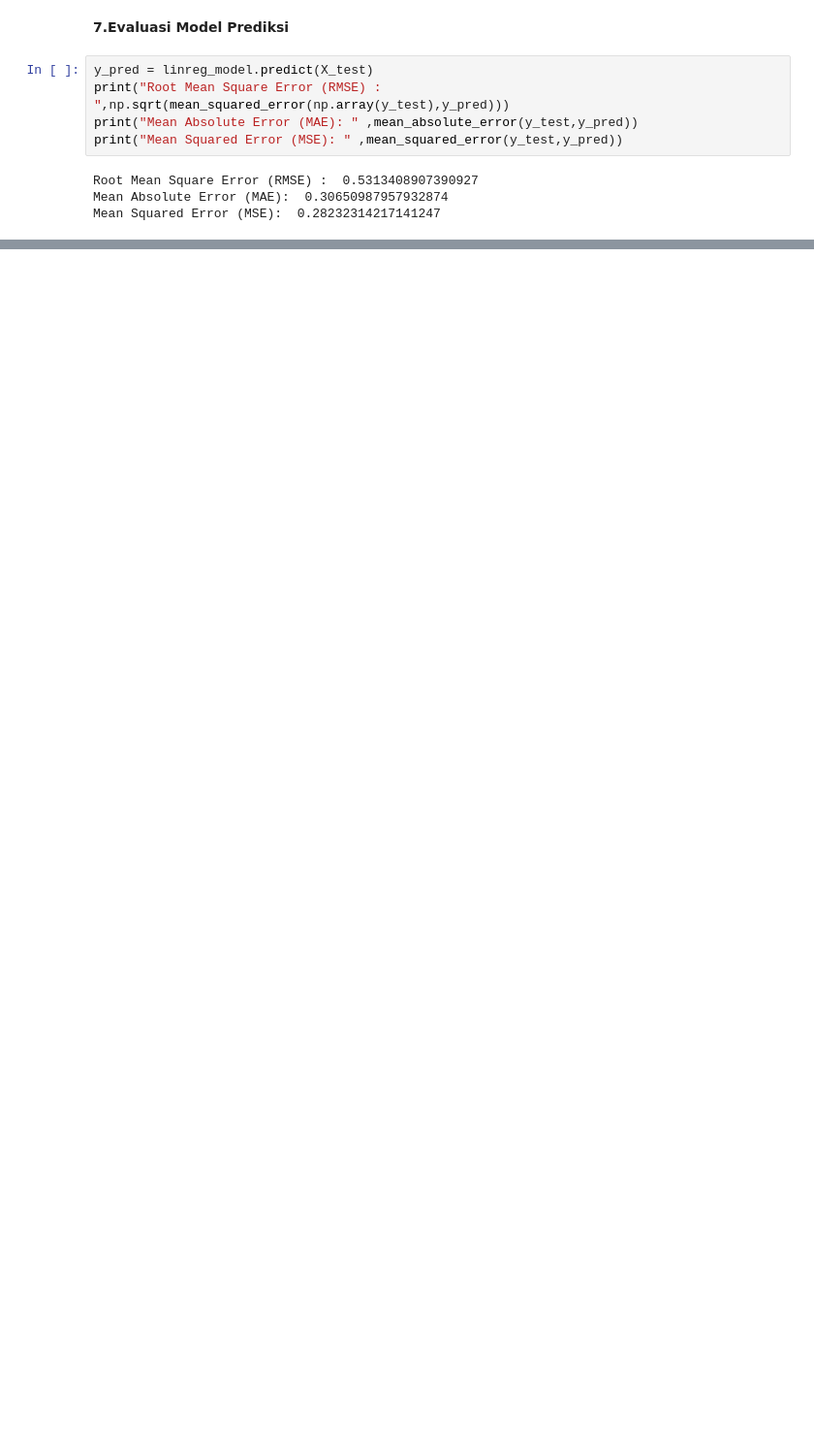
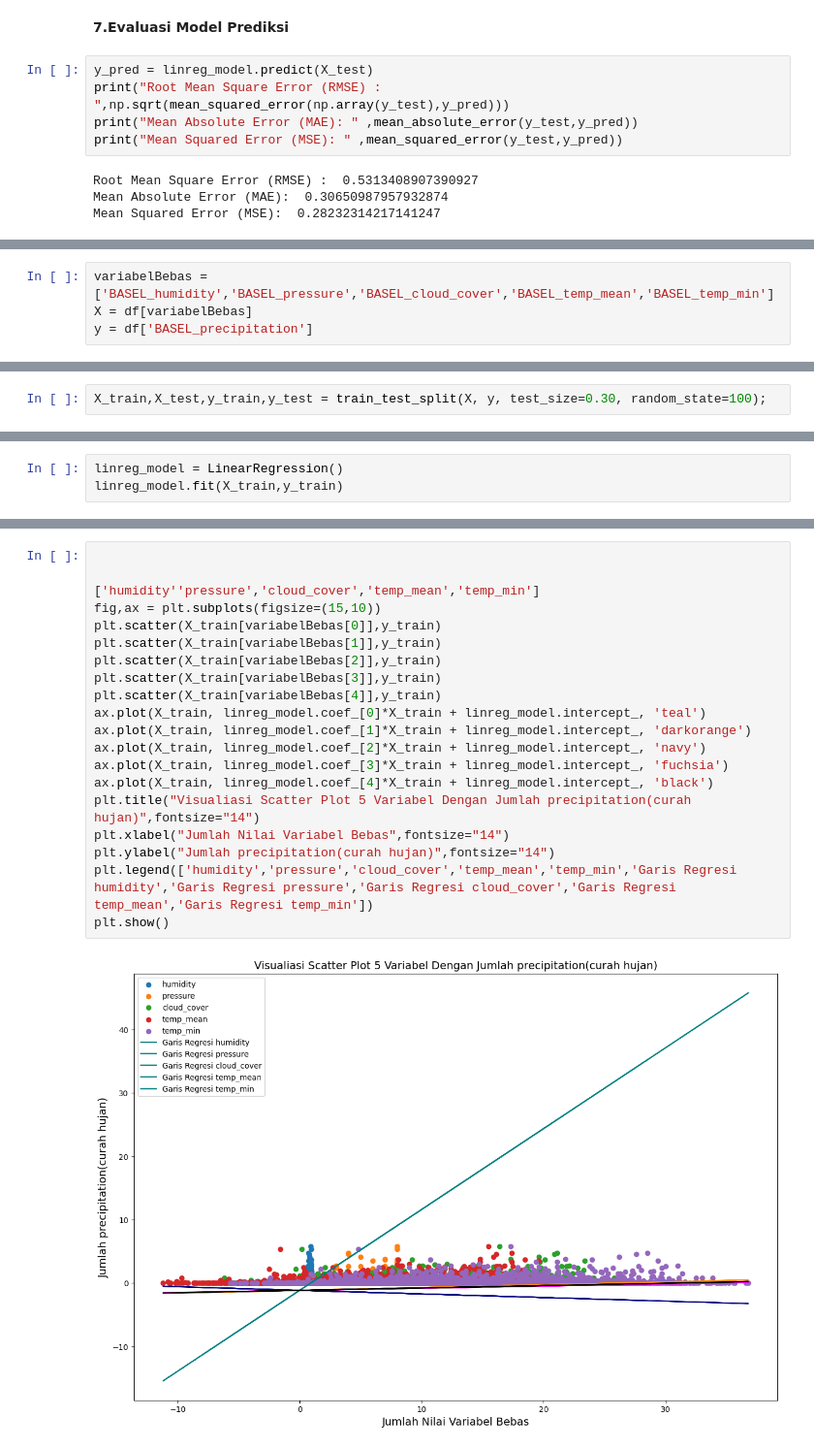
Before and after one commit to rezasetia/fp-bigdata, a Jupyter notebook: fp.ipynb, the cells around one changed output, grey strips where cells are left out. Shown at 97% size. Cells and saved outputs as stored; diff of their text form; blank space fills up the shorter version.

```diff
--- a/fp.ipynb
+++ b/fp.ipynb
@@ -472,0 +541,4 @@ Mean Squared Error (MSE):  0.28232314217141247
+# %%
+variabelBebas = ['BASEL_humidity','BASEL_pressure','BASEL_cloud_cover','BASEL_temp_mean','BASEL_temp_min']
+X = df[variabelBebas]
+y = df['BASEL_precipitation']
@@ -472,0 +547,2 @@ Mean Squared Error (MSE):  0.28232314217141247
+# %%
+X_train,X_test,y_train,y_test = train_test_split(X, y, test_size=0.30, random_state=100);
@@ -472,0 +563,3 @@ Mean Squared Error (MSE):  0.28232314217141247
+# %%
+linreg_model = LinearRegression()
+linreg_model.fit(X_train,y_train)
@@ -472,0 +578,22 @@ Mean Squared Error (MSE):  0.28232314217141247
+# %%
+
+
+['humidity''pressure','cloud_cover','temp_mean','temp_min']
+fig,ax = plt.subplots(figsize=(15,10))
+plt.scatter(X_train[variabelBebas[0]],y_train)
+plt.scatter(X_train[variabelBebas[1]],y_train)
+plt.scatter(X_train[variabelBebas[2]],y_train)
+plt.scatter(X_train[variabelBebas[3]],y_train)
+plt.scatter(X_train[variabelBebas[4]],y_train)
+ax.plot(X_train, linreg_model.coef_[0]*X_train + linreg_model.intercept_, 'teal')
+ax.plot(X_train, linreg_model.coef_[1]*X_train + linreg_model.intercept_, 'darkorange')
+ax.plot(X_train, linreg_model.coef_[2]*X_train + linreg_model.intercept_, 'navy')
+ax.plot(X_train, linreg_model.coef_[3]*X_train + linreg_model.intercept_, 'fuchsia')
+ax.plot(X_train, linreg_model.coef_[4]*X_train + linreg_model.intercept_, 'black')
+plt.title("Visualiasi Scatter Plot 5 Variabel Dengan Jumlah precipitation(curah hujan)",fontsize="14")
+plt.xlabel("Jumlah Nilai Variabel Bebas",fontsize="14")
+plt.ylabel("Jumlah precipitation(curah hujan)",fontsize="14")
+plt.legend(['humidity','pressure','cloud_cover','temp_mean','temp_min','Garis Regresi humidity','Garis Regresi pressure','Garis Regresi cloud_cover','Garis Regresi temp_mean','Garis Regresi temp_min'])
+plt.show()
+# %% [output]
+[figure, added]
```
Also changed, not shown: parts of 28 cells of this notebook.
